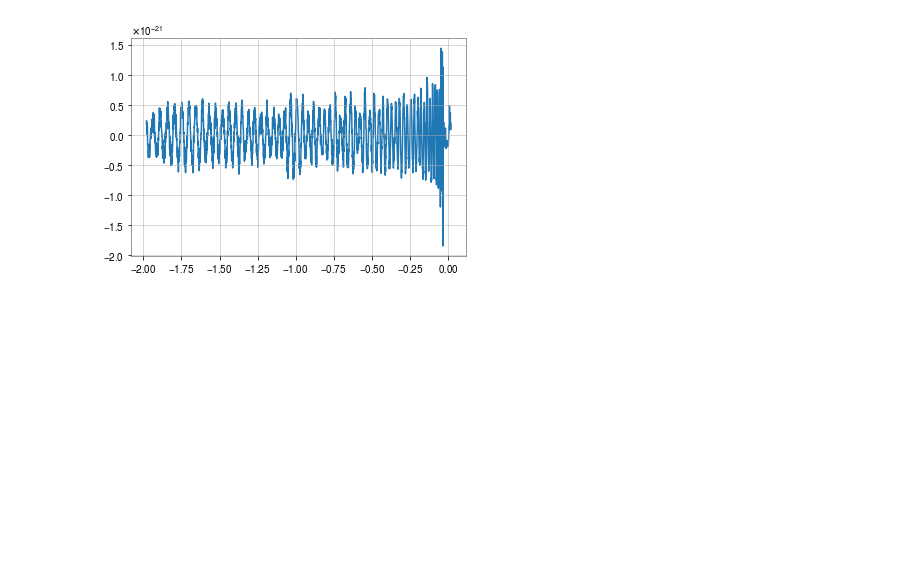
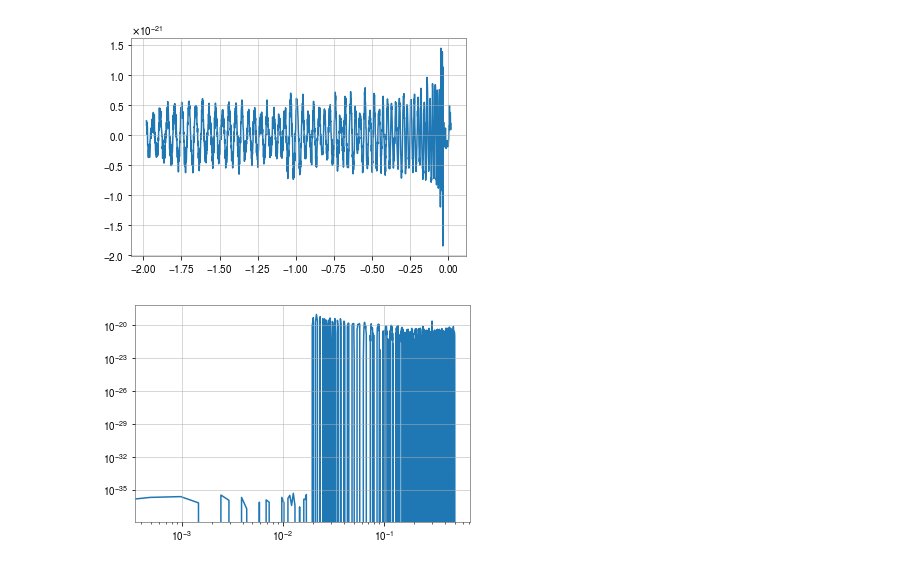
Before and after one commit to hemantaph/bilby, a Jupyter notebook: center of mass/testWaVel.ipynb, the cells around one changed output. Cells and saved outputs as stored; diff of their text form; code cells hidden in the pictures; blank space fills up the shorter version.

```diff
--- a/center of mass/testWaVel.ipynb
+++ b/center of mass/testWaVel.ipynb
@@ -278,3 +323,13 @@ L1 = ifos[1]
 with h5py.File('com_time_series_L1.hdf5', 'w') as f:
     f.create_dataset('t', data = L1.strain_data.time_array)
     f.create_dataset('h(t)', data = L1.strain_data.time_domain_strain)
+# %%
+import matplotlib.pyplot as plt
+import numpy as np
+sp = np.fft.fft(H1.strain_data.time_domain_strain)
+t = H1.strain_data.time_array
+freq = np.fft.fftfreq(t.shape[-1])
+plt.loglog(freq, sp.real)
+plt.show()
+# %% [output]
+[figure, added]
```
Also changed, not shown: parts of 13 cells of this notebook, 51 other files.
